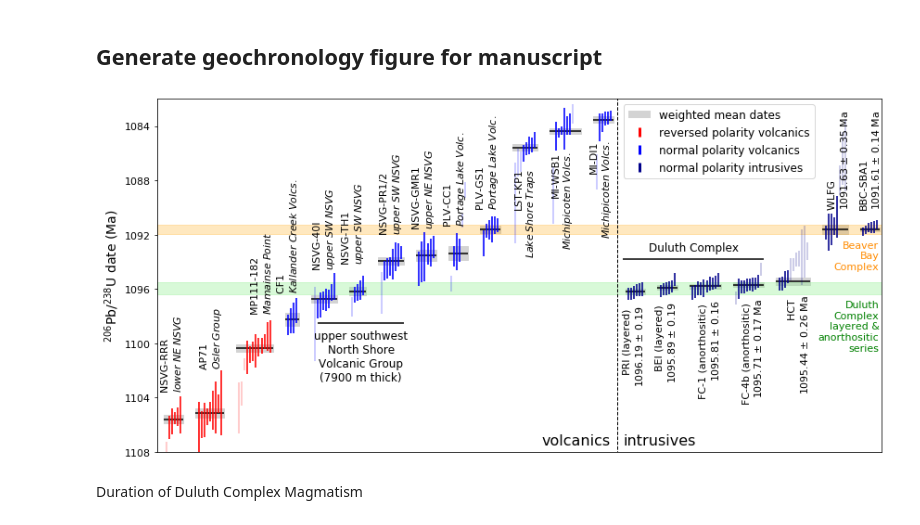
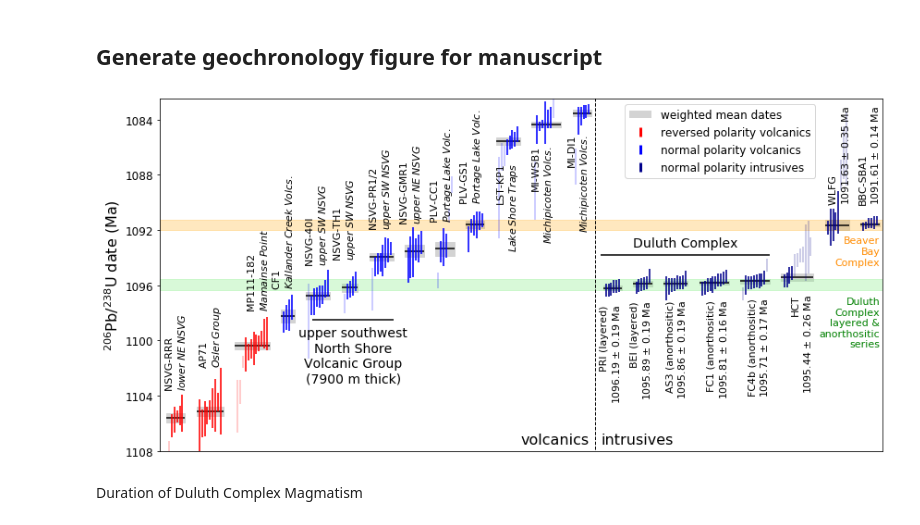
Before and after one commit to Swanson-Hysell-Group/2020_Duluth_Complex, a Jupyter notebook: code/Duluth_Complex_notebook.ipynb, the cells around one changed output. Saved outputs shown, nothing was run; the diff lists cells and outputs as text; code cells hidden in the pictures.

Commit message:
add AS3 date and update figures

```diff
--- a/code/Duluth_Complex_notebook.ipynb
+++ b/code/Duluth_Complex_notebook.ipynb
@@ -946,6 +1041,7 @@ U_Pb_zircon_dates = [NSVG_RRR['206Pb/238U'].tolist(),
                     MI_DI1['206Pb/238U'].tolist(),
                     PRI['206Pb/238U_date'].tolist(),
                     BEI['206Pb/238U_date'].tolist(),
+                    AS3['206Pb/238U_date'].tolist(),
                     FC_1['206Pb/238U_date'].tolist(),
                     FC_4b['206Pb/238U_date'].tolist(),
                     HCT['206Pb/238U_date'].tolist(),
@@ -967,6 +1063,7 @@ U_Pb_zircon_2sigmas = [NSVG_RRR['206Pb/238U_2sigma'].tolist(),
                       MI_DI1['206Pb/238U_2sigma'].tolist(),
                       PRI['206Pb/238U_date_2sigma'].tolist(),
                       BEI['206Pb/238U_date_2sigma'].tolist(),
+                      AS3['206Pb/238U_date_2sigma'].tolist(),
                       FC_1['206Pb/238U_date_2sigma'].tolist(),
                       FC_4b['206Pb/238U_date_2sigma'].tolist(),
                       HCT['206Pb/238U_date_2sigma'].tolist(),
@@ -988,6 +1085,7 @@ U_Pb_zircon_include = [NSVG_RRR['include'].tolist(),
                        MI_DI1['include'].tolist(),
                        PRI['include'].tolist(),
                        BEI['include'].tolist(),
+                       AS3['include'].tolist(),
                        FC_1['include'].tolist(),
                        FC_4b['include'].tolist(),
                        HCT['include'].tolist(),
@@ -1009,9 +1107,10 @@ MI_WSB1_mean = 1084.35
 MI_DI1_mean = 1083.52
 
 PRI_mean = 1096.19
+BEI_mean = 1095.89
+AS3_mean = 1095.86
+FC1_mean = 1095.81
 FC4b_mean = 1095.71
-FC1_mean = 1095.81
-BEI_mean = 1095.89
 HCT_mean = 1095.44
 WLFG_mean = 1091.63
 BBC_SBA1_mean = 1091.61
@@ -1031,6 +1130,7 @@ U_Pb_sample_means = [NSVG_RRR_mean,
                      MI_DI1_mean,
                      PRI_mean,
                      BEI_mean,
+                     AS3_mean,
                      FC1_mean,
                      FC4b_mean,
                      HCT_mean,
@@ -1052,9 +1152,10 @@ MI_WSB1_2sigma = 0.20
 MI_DI1_2sigma = 0.23
 
 PRI_2sigma = 0.19
+BEI_2sigma = 0.19
+AS3_2sigma = 0.19
+FC1_2sigma = 0.16
 FC4b_2sigma = 0.17
-FC1_2sigma = 0.16
-BEI_2sigma = 0.19
 HCT_2sigma = 0.26
 WLFG_2sigma = 0.35
 BBC_SBA1_2sigma = 0.14
@@ -1074,6 +1175,7 @@ U_Pb_sample_2sigmas = [NSVG_RRR_2sigma,
                        MI_DI1_2sigma,
                        PRI_2sigma,
                        BEI_2sigma,
+                       AS3_2sigma,
                        FC1_2sigma,
                        FC4b_2sigma,
                        HCT_2sigma,
@@ -1099,6 +1201,7 @@ colors = ['red',
           'darkblue',
           'darkblue',
           'darkblue',
+          'darkblue',
           'darkblue']
 
 labels = ['Red Rock Rhyolite',
@@ -1116,6 +1219,7 @@ labels = ['Red Rock Rhyolite',
           'Davieux Island Rhyolite',
           'Partridge River intrusion',
           'Bald Eagle intrusion',
+          'Duluth area anorthositic series (AS3)',
           'Forest Center anorthositic series (FC-1)',
           'Forest Center anorthositic series (FC-4b)',
           'Houghtaling Creek troctolite',
@@ -1235,15 +1265,15 @@ fig, ax, x_positions = plot_dates(MCR_geochron.U_Pb_zircon_dates, MCR_geochron.U
                                   MCR_geochron.U_Pb_sample_mean, MCR_geochron.U_Pb_sample_2sigma,
                                   colors, labels, legend=False, figsize=(14,7), lineweight=2)
 
-max_x_value = 231.5
-ax.set_ylim(1108,1082)
+max_x_value = 244
+ax.set_ylim(1108,1082.5)
 ax.set_xlim(0,max_x_value)
 ax.set_xticks([])
 ax.set_yticks(np.arange(1084,1110,4))
-ax.set_yticklabels(np.arange(1084,1110,4),fontsize=11)
-ax.yaxis.label.set_size(14)
+ax.set_yticklabels(np.arange(1084,1110,4),fontsize=12)
+ax.yaxis.label.set_size(16)
 
-ax.text(x_positions[0],1105.60-2,'NSVG-RRR \n$\mathit{lower\;NE\;NSVG}$',size='11',horizontalalignment='right',
+ax.text(x_positions[0]+1,1105.60-2,'NSVG-RRR \n$\mathit{lower\;NE\;NSVG}$',size='11',horizontalalignment='right',
          verticalalignment='bottom',multialignment='left',rotation=90)
 ax.text(x_positions[1],1105.15-3.25,'AP71 \n$\mathit{Osler\;Group}$',size='11',horizontalalignment='right',
         verticalalignment='bottom',multialignment='left',rotation=90)
@@ -1270,19 +1300,21 @@ ax.text(x_positions[11]-2,MI_WSB1_mean+1.5,'MI-WSB1\n$\mathit{Michipicoten\;Volc
 ax.text(x_positions[12],1083.52+1.5,'MI-DI1\n$\mathit{Michipicoten\;Volcs.}$',size='11',horizontalalignment='right',
         verticalalignment='top',multialignment='right',rotation=90)
 
-ax.text(x_positions[13],1096.19+1,'PRI (layered) \n1096.19 $\pm$ 0.19',size='11',horizontalalignment='right',
+ax.text(x_positions[13],1096.19+1.2,'PRI (layered)\n1096.19 $\pm$ 0.19 Ma',size='11',horizontalalignment='right',
         verticalalignment='top',multialignment='right',rotation=90)
-ax.text(x_positions[14],1095.89+1,'BEI (layered) \n1095.89 $\pm$ 0.19',size='11',horizontalalignment='right',
+ax.text(x_positions[14],1095.89+1.2,'BEI (layered)\n1095.89 $\pm$ 0.19 Ma',size='11',horizontalalignment='right',
         verticalalignment='top',multialignment='right',rotation=90)
-ax.text(x_positions[15],1095.81+1,'FC-1 (anorthositic) \n1095.81 $\pm$ 0.16',size='11',horizontalalignment='right',
+ax.text(x_positions[15],1095.86+1.2,'AS3 (anorthositic)\n1095.86 $\pm$ 0.19 Ma',size='11',horizontalalignment='right',
         verticalalignment='top',multialignment='right',rotation=90)
-ax.text(x_positions[16],1095.71+1,'FC-4b (anorthositic) \n1095.71 $\pm$ 0.17 Ma',size='11',horizontalalignment='right',
+ax.text(x_positions[16],1095.81+1.2,'FC1 (anorthositic)\n1095.81 $\pm$ 0.16 Ma',size='11',horizontalalignment='right',
         verticalalignment='top',multialignment='right',rotation=90)
-ax.text(x_positions[17],1095.44+1,'HCT \n1095.44 $\pm$ 0.26 Ma',size='11',horizontalalignment='right',
+ax.text(x_positions[17],1095.71+1.2,'FC4b (anorthositic)\n1095.71 $\pm$ 0.17 Ma',size='11',horizontalalignment='right',
         verticalalignment='top',multialignment='right',rotation=90)
-ax.text(x_positions[18]+0.5,1091.63-1.5,'WLFG \n1091.63 $\pm$ 0.35 Ma',size='11',horizontalalignment='right',
+ax.text(x_positions[18],1095.44+1.2,'HCT\n1095.44 $\pm$ 0.26 Ma',size='11',horizontalalignment='right',
+        verticalalignment='top',multialignment='right',rotation=90)
+ax.text(x_positions[19]+0.5,1091.63-1.5,'WLFG \n1091.63 $\pm$ 0.35 Ma',size='11',horizontalalignment='right',
         verticalalignment='bottom',multialignment='left',rotation=90)
-ax.text(x_positions[19]+0.5,1091.61-1.5,'BBC-SBA1\n1091.61 $\pm$ 0.14 Ma',size='11',horizontalalignment='right',
+ax.text(x_positions[20]+0.5,1091.61-1.5,'BBC-SBA1\n1091.61 $\pm$ 0.14 Ma',size='11',horizontalalignment='right',
         verticalalignment='bottom',multialignment='left',rotation=90)
 
 rectangle = matplotlib.patches.Rectangle((0,1095.71 - 0.17),300, (1096.19 + 0.19)-(1095.71 - 0.17), color='lightgreen',alpha=0.35)
@@ -1292,38 +1324,37 @@ ax.text(max_x_value-0.75, 1096.19 + 0.19 + 0.45, 'Duluth\nComplex\nlayered &\nan
 
 rectangle = matplotlib.patches.Rectangle((0,1091.63 - 0.35),300, (1091.63 + 0.35)-(1091.63 - 0.35), color='orange',alpha=0.25)
 ax.add_patch(rectangle)
 ax.text(max_x_value-0.75, 1091.63 + 0.35 + 0.45, 'Beaver\nBay\nComplex', color='darkorange' ,size='11',
         verticalalignment='top', horizontalalignment='right')
 
 ext_int_split = 147
 plt.vlines(ext_int_split,1110,1000,linewidths=1,linestyle='--')
 plt.text(ext_int_split-2,1107.5,'volcanics',horizontalalignment='right',fontsize=16)
 plt.text(ext_int_split+2,1107.5,'intrusives',horizontalalignment='left',fontsize=16)
 
 plt.hlines(1098.5,x_positions[3]+6,x_positions[6])
 plt.text((x_positions[3]+6+x_positions[6])/2,1099,'upper southwest\nNorth Shore\nVolcanic Group\n(7900 m thick)',verticalalignment='top',
-         horizontalalignment='center',fontsize=12)
+         horizontalalignment='center',fontsize=14)
 
-plt.hlines(1093.8,x_positions[12]+3,x_positions[16])
-plt.text((x_positions[12]+3+x_positions[16])/2,1093.2,'Duluth Complex',horizontalalignment='center',fontsize=12)
-
+plt.hlines(1093.8,x_positions[12]+3,x_positions[17])
+plt.text((x_positions[12]+3+x_positions[17])/2,1093.2,'Duluth Complex',horizontalalignment='center',fontsize=14)
 
 legend_elements = [Patch(facecolor='lightgrey', edgecolor=None,
                          label='weighted mean dates'),
                    Line2D([], [],  marker='|', linestyle='None', color='red', label='reversed polarity volcanics',
                           markerfacecolor='k', markersize=10, markeredgewidth=3),
                    Line2D([], [],  marker='|', linestyle='None', color='blue', label='normal polarity volcanics',
                           markerfacecolor='k', markersize=10, markeredgewidth=3),
                    Line2D([], [],  marker='|', linestyle='None', color='darkblue', label='normal polarity intrusives',
                           markerfacecolor='k', markersize=10, markeredgewidth=3)]
 
 plt.legend(handles=legend_elements, loc='upper right',
            bbox_to_anchor=(.915,1), fancybox=True, fontsize = 12)
 
 plt.savefig('../manuscript/figures/MCR_dates.pdf',bbox_inches='tight')
 plt.show(fig)
 # %% [output]
-[figure, old version]
+[figure, new version]
 # %% [markdown]
 Duration of Duluth Complex Magmatism
 # %%
```
Also changed, not shown: parts of 8 cells of this notebook, 2 other files.
